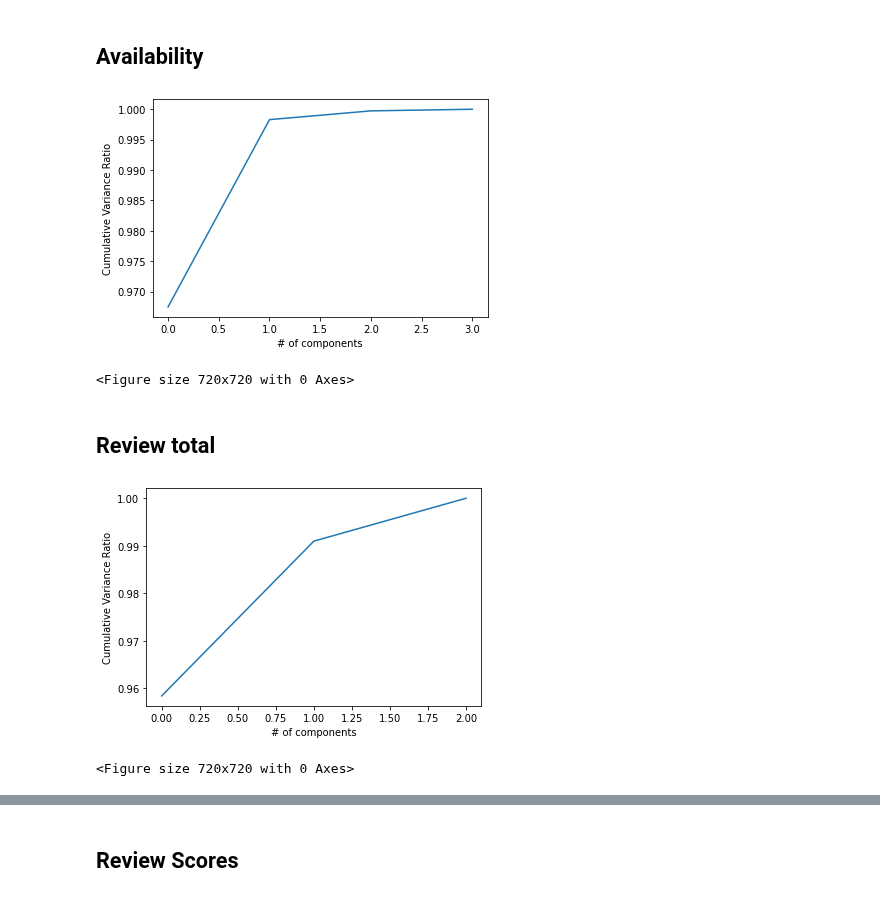
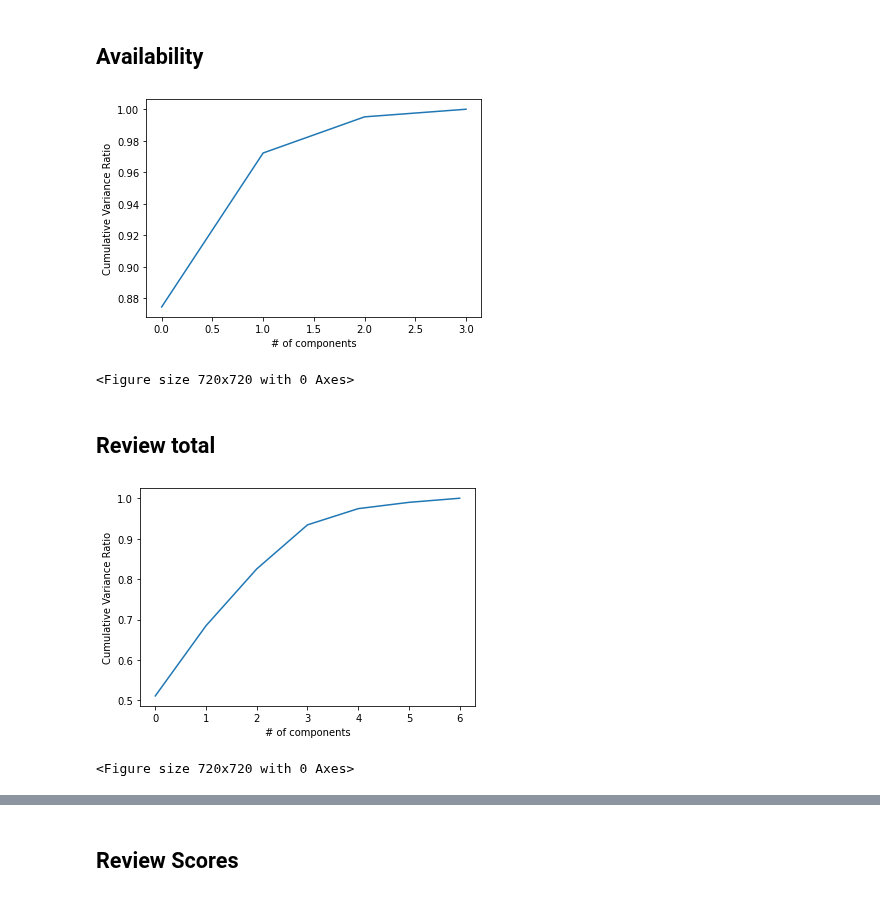
Before and after one commit to dmnk1308/DubAir, a Jupyter notebook: PCA.ipynb, the cells around one changed output, grey strips where cells are left out. Cells and saved outputs as stored; diff of their text form; code cells hidden in the pictures.

```diff
--- a/PCA.ipynb
+++ b/PCA.ipynb
@@ -117,4 +148 @@ plt.show()
 <Figure size 720x720 with 0 Axes>
-# %%
-listings["accommodation_size_pc"] = PCA(n_components = 1).fit_transform(accommodation_size_df)
-listings.drop(acco, axis=1)
@@ -157,3 +168,0 @@ array([9.99872112e-01, 1.05357136e-04, 2.25306624e-05])
-# %%
-listings["host_listings_pca"] = PCA(n_components = 1).fit_transform(host_listings_df)
-listings.drop(acco, axis=1)
@@ -189,4 +186 @@ plt.show()
 <Figure size 720x720 with 0 Axes>
-# %%
-listings["min_nights_pca"] = PCA(n_components = 1).fit_transform(min_nights_df)
-listings.drop(min_nights, axis=1)
@@ -209,7 +189,9 @@ listings.drop(min_nights, axis=1)
 # %%
 avail = ["availability_365", "availability_30", "availability_60", "availability_90"]
 
-avail_df = listings[avail]
+scaler = StandardScaler()
+scaler.fit(listings[avail])
+avail_df = scaler.transform(listings[avail])
 
 pca = PCA().fit(avail_df)
 plt.plot(np.cumsum(pca.explained_variance_ratio_))
@@ -218,24 +200,24 @@ plt.ylabel("Cumulative Variance Ratio")
 plt.figure(figsize=(10,10))
 plt.show()
 # %% [output]
-[figure, old version]
+[figure, new version]
 <Figure size 720x720 with 0 Axes>
-# %%
-listings["availability_pca"] = PCA(n_components = 1).fit_transform(avail_df)
-listings.drop(min_nights, axis=1)
 # %% [markdown]
 ## Review total
 # %%
-review_total = ["review_scores_rating", "mean_compound", "most_pos_compound"]
+review_total = ["review_scores_rating", "mean_compound", "most_pos_compound", "mean_positivity",
+                "mean_neutrality", "mean_negativity", "most_neg_compound"]
 
-review_total_df = listings[review_scores]
+scaler = StandardScaler()
+scaler.fit(listings[review_total])
+review_total_df = scaler.transform(listings[review_total])
 
 pca = PCA().fit(review_total_df)
 plt.plot(np.cumsum(pca.explained_variance_ratio_))
 plt.xlabel("# of components")
 plt.ylabel("Cumulative Variance Ratio")
 plt.figure(figsize=(10,10))
 plt.show()
 # %% [output]
-[figure, old version]
+[figure, new version]
 <Figure size 720x720 with 0 Axes>
```
Also changed, not shown: parts of 26 cells of this notebook.
